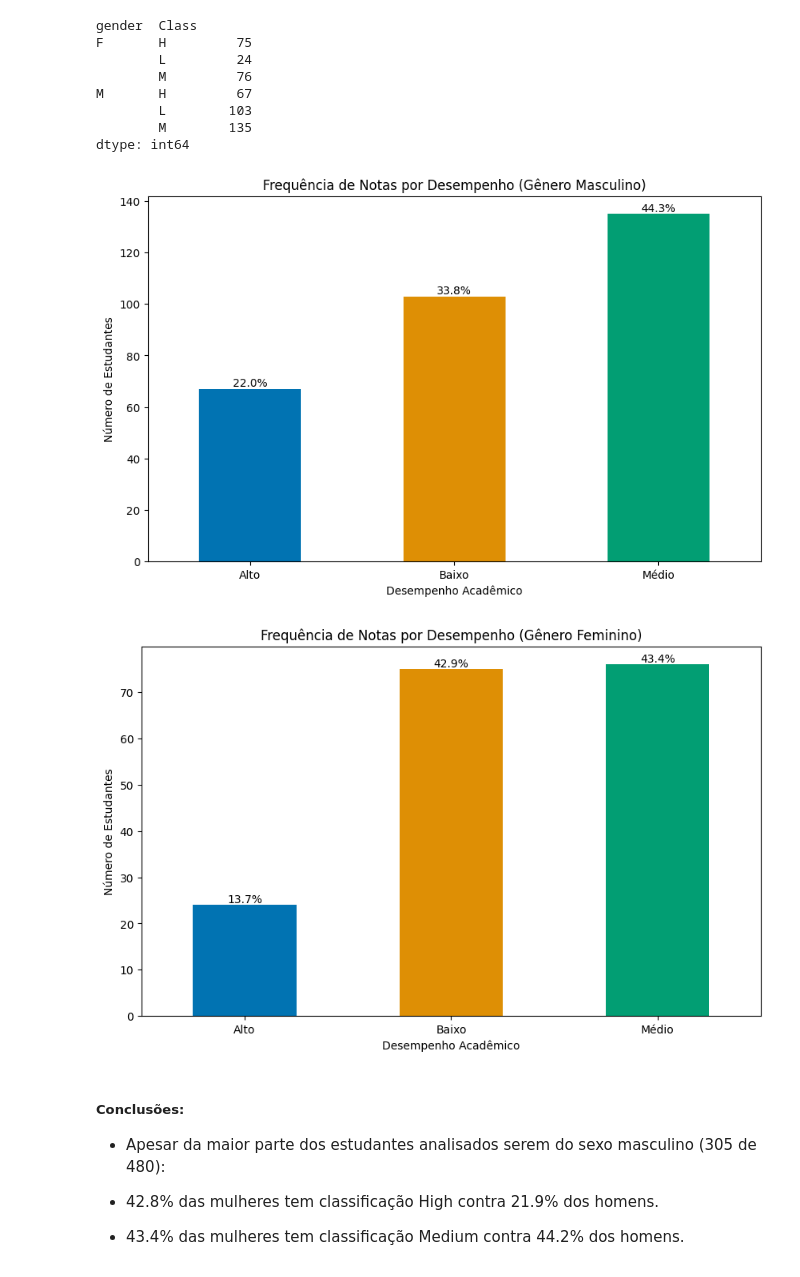
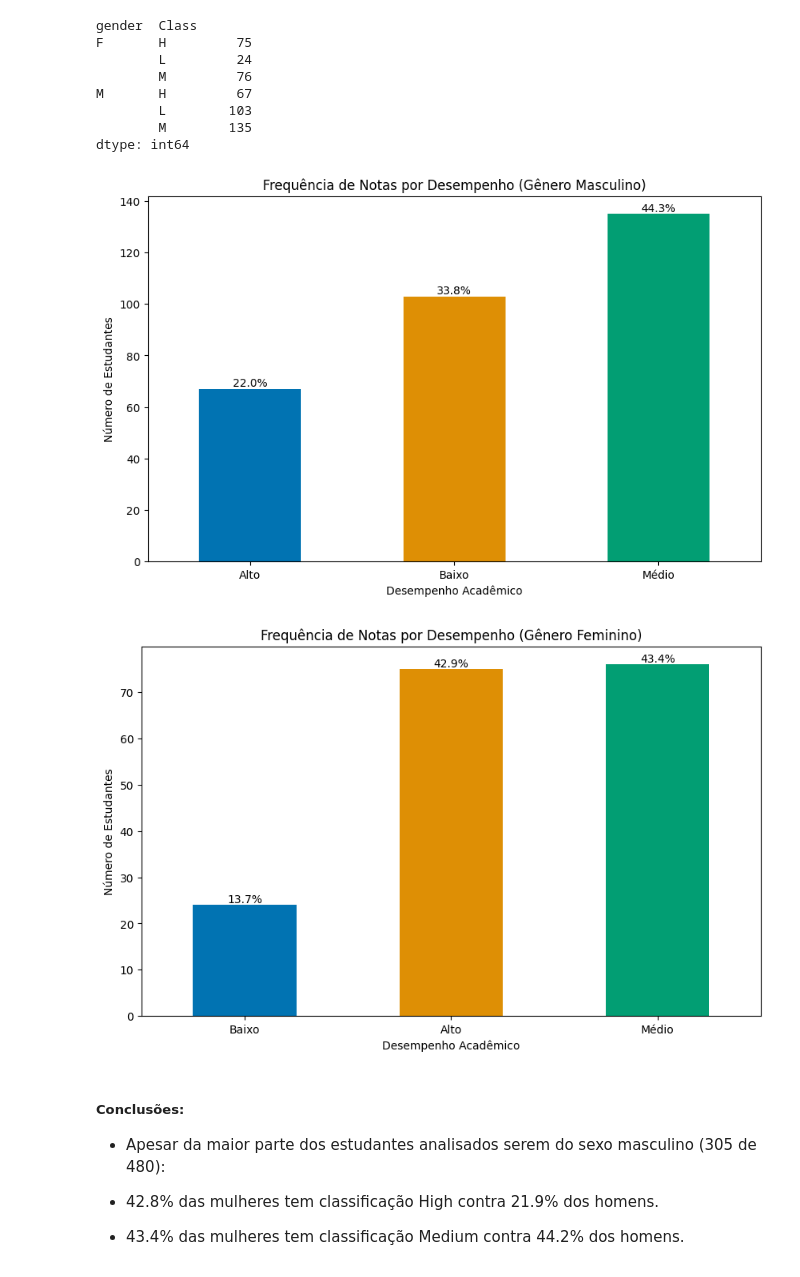
Before and after one commit to leticiaanobre/analise-exploratoria-estudantes, a Jupyter notebook: notebooks/01-exploratory_data_analysis.ipynb, the cells around one changed output. Saved outputs shown, nothing was run; the diff lists cells and outputs as text; code cells hidden in the pictures.

```diff
--- a/notebooks/01-exploratory_data_analysis.ipynb
+++ b/notebooks/01-exploratory_data_analysis.ipynb
@@ -181,35 +181,35 @@ plt.ylabel('Número de Estudantes')
 plt.title('Frequência de Notas por Desempenho (Gênero Masculino)')
 plt.xticks(range(len(rótulos_barras_M)), rótulos_barras_M, rotation=0)
 
 # Adicionar porcentagens nas colunas
 total_M = frequencia_genero_M.sum()
 for i, val in enumerate(frequencia_genero_M):
     percentage = (val / total_M) * 100
     ax.text(i, val, f'{percentage:.1f}%', ha='center', va='bottom')
 
 # Mostrar o gráfico de barras para o gênero Masculino
 plt.show()
 
 # Criar um gráfico de barras para o gênero Feminino
 plt.figure(figsize=(10, 6))
-rótulos_barras_F = ['Alto', 'Baixo', 'Médio']  # Substitua pelos rótulos desejados
+rótulos_barras_F = ['Baixo', 'Alto', 'Médio']  # Substitua pelos rótulos desejados
 ax = frequencia_genero_F.plot(kind='bar', color=sns.color_palette(), figsize=(10, 6))
 plt.xlabel('Desempenho Acadêmico')
 plt.ylabel('Número de Estudantes')
 plt.title('Frequência de Notas por Desempenho (Gênero Feminino)')
 plt.xticks(range(len(rótulos_barras_F)), rótulos_barras_F, rotation=0)
 
 # Adicionar porcentagens nas colunas
 total_F = frequencia_genero_F.sum()
 for i, val in enumerate(frequencia_genero_F):
     percentage = (val / total_F) * 100
     ax.text(i, val, f'{percentage:.1f}%', ha='center', va='bottom')
 
 # Mostrar o gráfico de barras para o gênero Feminino
 plt.show()
 # %% [output]
 [figure]
-[figure, old version]
+[figure, new version]
 # %% [markdown]
 ##### Conclusões:
 * Apesar da maior parte dos estudantes analisados serem do sexo masculino (305 de 480):
```
